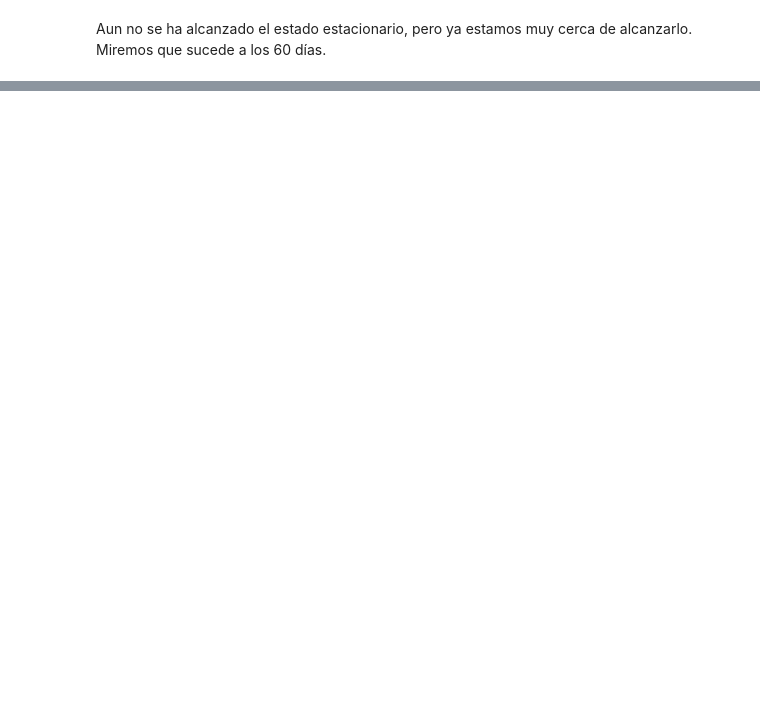
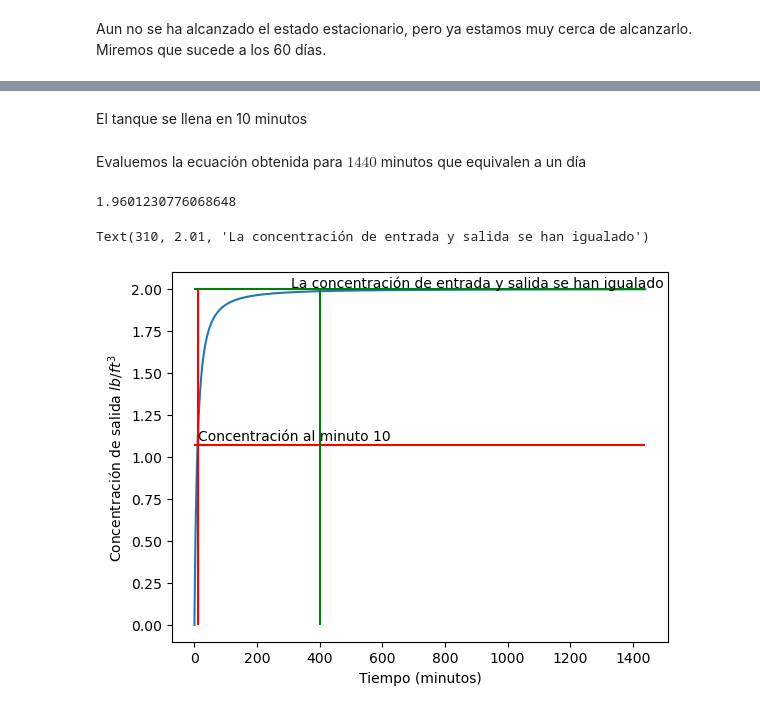
Before and after one commit to valizcanos/BalanceDeMateriaYEnergia, a Jupyter notebook: 2_ConservacionDeLaMasa.ipynb, the cells around one changed output, grey strips where cells are left out. Saved outputs shown, nothing was run; the diff lists cells and outputs as text; code cells hidden in the pictures; blank space fills up the shorter version.

```diff
--- a/2_ConservacionDeLaMasa.ipynb
+++ b/2_ConservacionDeLaMasa.ipynb
@@ -173,0 +361,27 @@ $\dot M =  {\frac{\partial M}{\partial t}} = V {\frac {dC}{dt}} + C {\frac {dV}{
+# %% [markdown]
+El tanque se llena en 10 minutos
+# %% [markdown]
+Evaluemos la ecuación obtenida para $1440$ minutos que equivalen a un día
+# %%
+Tiempo = np.linspace(0,1440,1441)
+# %%
+C_salida = 2 - (1/3)*(6/np.sqrt((1+(1/15)*Tiempo)**3))
+# %%
+C_salida[189]
+# %% [output]
+1.9601230776068648
+# %%
+#Graficas
+
+plt.plot(Tiempo,C_salida)
+plt.ylabel("Concentración de salida $lb/ft^3$")
+plt.xlabel("Tiempo (minutos)")
+plt.vlines(10,0,2, color="r")
+plt.hlines(1.0705,0,1440, color="r")
+plt.annotate("Concentración al minuto 10",(10,1.1))
+plt.vlines(400,0,2, color="g")
+plt.hlines(2,0,1440, color="g")
+plt.annotate("La concentración de entrada y salida se han igualado",(310,2.01))
+# %% [output]
+Text(310, 2.01, 'La concentración de entrada y salida se han igualado')
+[figure, added]
```
Also changed, not shown: parts of 129 cells of this notebook, 3 other files.
